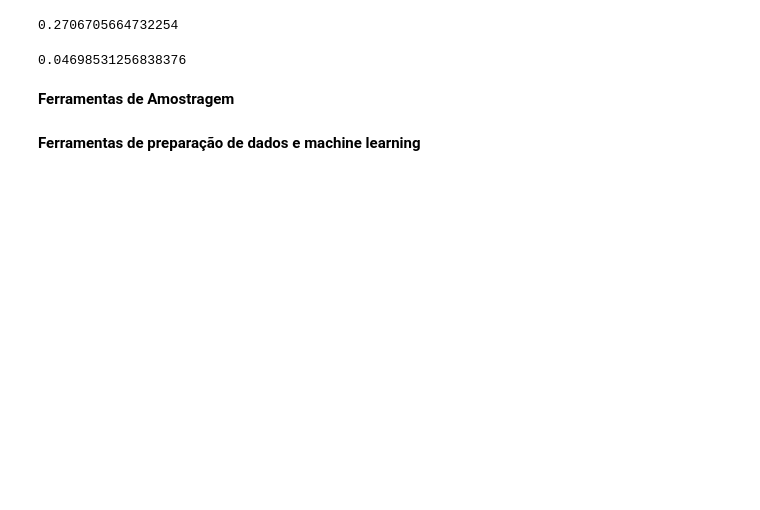
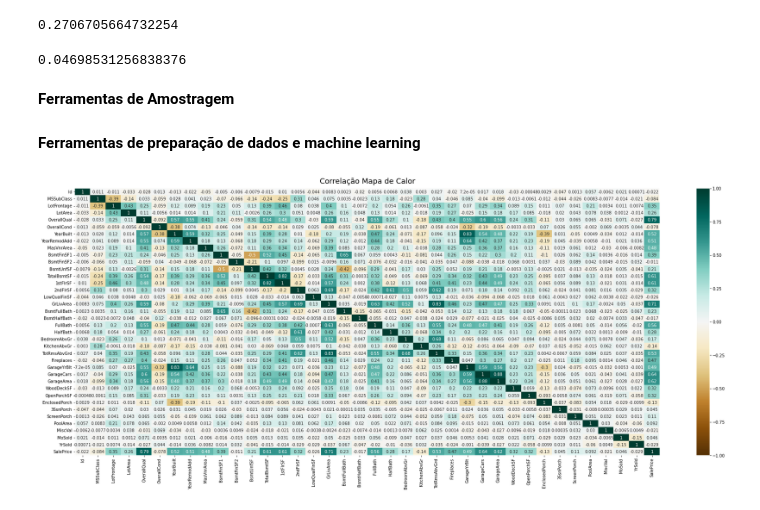
Before and after one commit to CarolineAndradeR/Python, a Jupyter notebook: preparacao_dados_e_ml.ipynb, the cells around one changed output. Drawn from its saved outputs; the diff is of its cells as text; code cells hidden in the pictures; blank space fills up the shorter version.

```diff
--- a/preparacao_dados_e_ml.ipynb
+++ b/preparacao_dados_e_ml.ipynb
@@ -60,0 +65,16 @@ df_dados_imoveis.head()
+# %%
+#Correlação, em matriz.
+
+import seaborn as sns
+import matplotlib.pyplot as plt
+
+plt.figure(figsize=(32,12))
+#Heatmap, mapa de calor
+heatmap = sns.heatmap(df_dados_imoveis.corr(),vmin=-1,vmax=1, annot=True, cmap='BrBG')
+#Edição do cabeçalho
+heatmap.set_title('Correlação Mapa de Calor', fontdict={'fontsize':18}, pad=12);
+
+#Os resultados podem ser salvos para comparação, e análise postoriores
+plt.savefig('heatmap.png', dpi=300, bbox_inches='tight')
+# %% [output]
+[figure, added]
```
Also changed, not shown: parts of 4 cells of this notebook.
